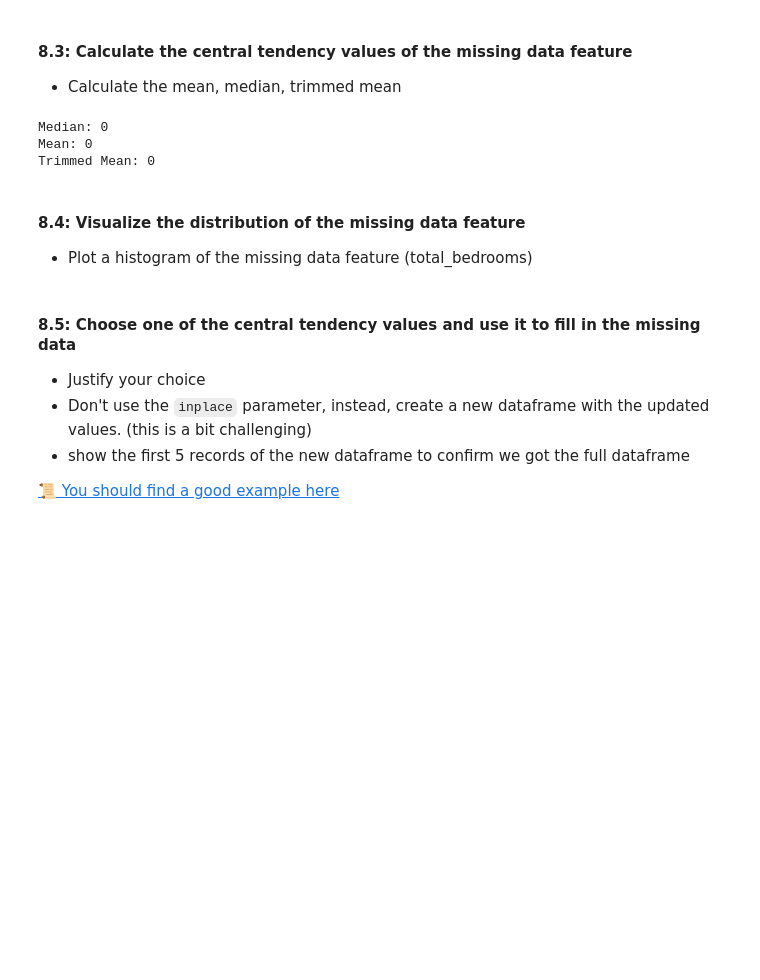
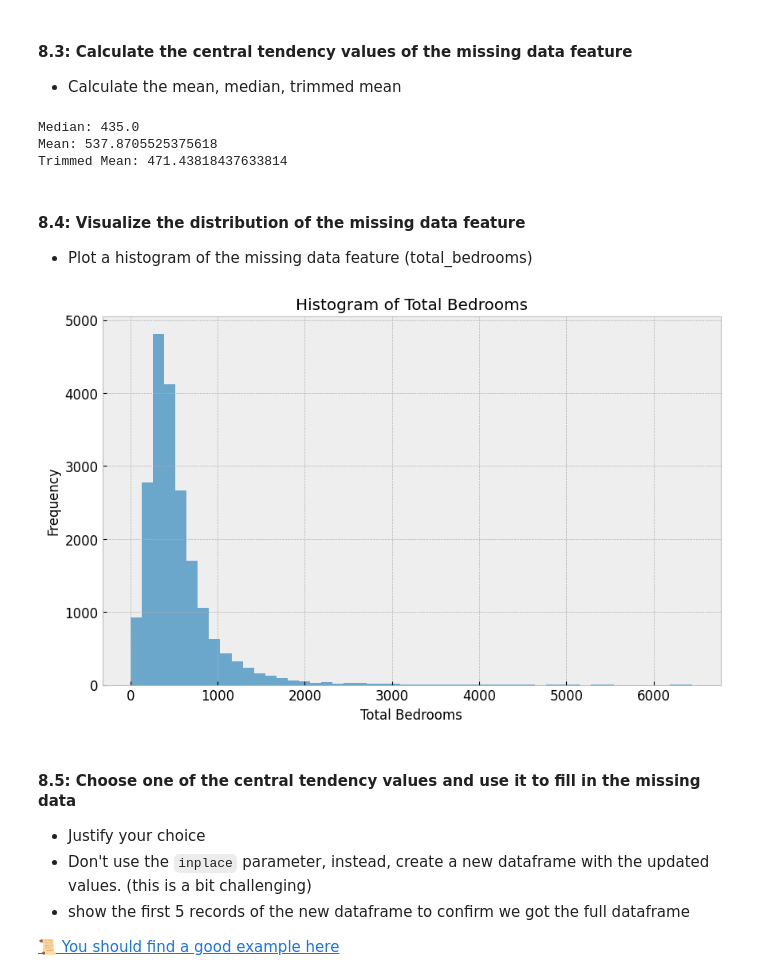
Before and after one commit to IT4063-Spring2025/eda-assignment-BeccaCordray, a Jupyter notebook: notebook.ipynb, the cells around one changed output. Saved outputs shown, nothing was run; the diff lists cells and outputs as text; code cells hidden in the pictures; blank space fills up the shorter version.

```diff
--- a/notebook.ipynb
+++ b/notebook.ipynb
@@ -358,17 +400,19 @@ Notice there are 2 keywords here: `sample` and (rows with missing data)
 * Calculate the mean, median, trimmed mean
 # %%
 # 💻 get the mean, median and trimmed mean of the total_bedrooms column
-total_bedrooms_median = 0
-total_berooms_mean = 0
-total_bedrooms_trimmed_mean = 0
-
-print(f"Median: {total_bedrooms_median}")
-print(f"Mean: {total_berooms_mean}")
-print(f"Trimmed Mean: {total_bedrooms_trimmed_mean}")
+#total_bedrooms_median = 0
+#total_berooms_mean = 0
+#total_bedrooms_trimmed_mean = 0
+mean_value = housing['total_bedrooms'].mean()
+median_value = housing['total_bedrooms'].median()
+trimmed_mean_value = trim_mean(housing['total_bedrooms'].dropna(), proportiontocut=0.1)
+print(f"Median: {median_value}")
+print(f"Mean: {mean_value}")
+print(f"Trimmed Mean: {trimmed_mean_value}")
 # %% [output]
-Median: 0
-Mean: 0
-Trimmed Mean: 0
+Median: 435.0
+Mean: 537.8705525375618
+Trimmed Mean: 471.43818437633814
 # %% [markdown]
 #### 8.4: Visualize the distribution of the missing data feature
 * Plot a histogram of the missing data feature (total_bedrooms)
@@ -377,3 +419,14 @@ Trimmed Mean: 0
+# %%
+# 💻 Plot the histogram of the total_bedrooms column
+df = pd.DataFrame(housing['total_bedrooms'])
+plt.figure(figsize=(10, 6))
+plt.hist(df['total_bedrooms'].dropna(), bins=50, alpha=0.7)
+plt.xlabel('Total Bedrooms')
+plt.ylabel('Frequency')
+plt.title('Histogram of Total Bedrooms')
+plt.show()
+# %% [output]
+[figure, added]
 # %% [markdown]
 #### 8.5: Choose one of the central tendency values and use it to fill in the missing data
 * Justify your choice
```
Also changed, not shown: parts of 10 cells of this notebook.
